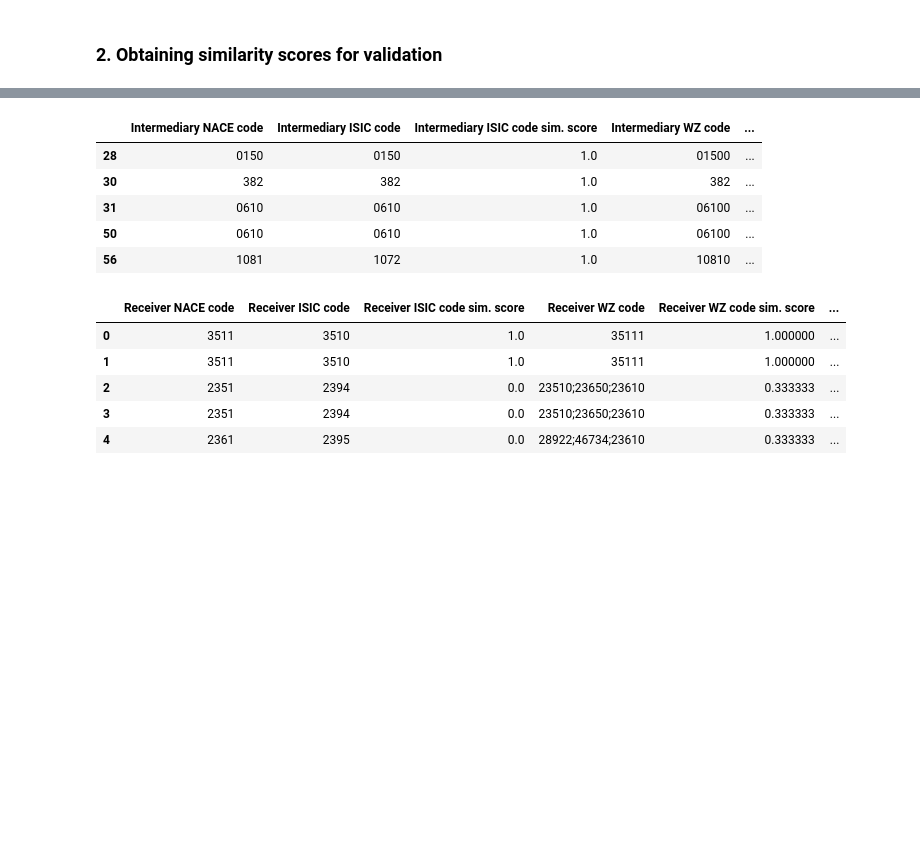
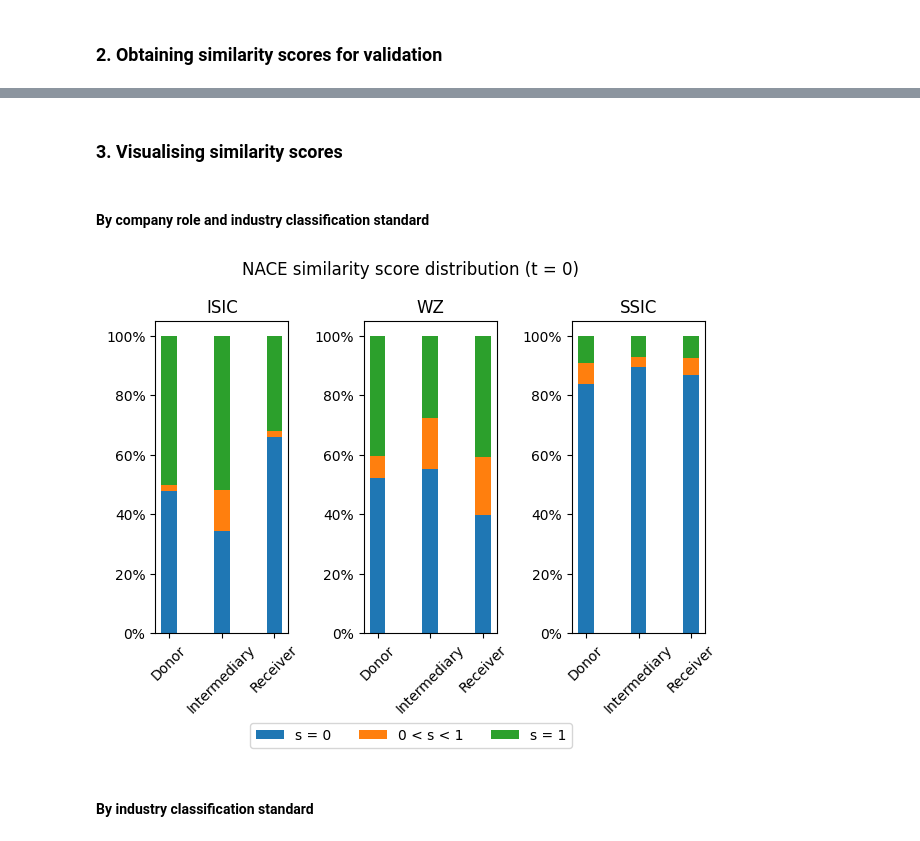
Before and after one commit to vegetablestabber/internship-one, a Jupyter notebook: validation.ipynb, the cells around one changed output, grey strips where cells are left out. Cells and saved outputs as stored; diff of their text form; code cells hidden in the pictures; blank space fills up the shorter version.

Commit message:
Added visualisations for accuracy

```diff
--- a/validation.ipynb
+++ b/validation.ipynb
@@ -190,21 +224,5 @@ test_dfs[0].head()
 | 2 | 2410 | 2410 | 1.0 | 24520 | 0.000000 | ... |
 | 3 | 2410 | 2410 | 1.0 | 24520 | 0.000000 | ... |
 | 4 | 2351 | 2394 | 0.0 | 23510;23650;23610 | 0.333333 | ... |
-# %%
-test_dfs[1].head()
-# %% [output]
-|  | Intermediary NACE code | Intermediary ISIC code | Intermediary ISIC code sim. score | Intermediary WZ code | ... |
-| 28 | 0150 | 0150 | 1.0 | 01500 | ... |
-| 30 | 382 | 382 | 1.0 | 382 | ... |
-| 31 | 0610 | 0610 | 1.0 | 06100 | ... |
-| 50 | 0610 | 0610 | 1.0 | 06100 | ... |
-| 56 | 1081 | 1072 | 1.0 | 10810 | ... |
-# %%
-test_dfs[2].head()
-# %% [output]
-|  | Receiver NACE code | Receiver ISIC code | Receiver ISIC code sim. score | Receiver WZ code | Receiver WZ code sim. score | ... |
-| 0 | 3511 | 3510 | 1.0 | 35111 | 1.000000 | ... |
-| 1 | 3511 | 3510 | 1.0 | 35111 | 1.000000 | ... |
-| 2 | 2351 | 2394 | 0.0 | 23510;23650;23610 | 0.333333 | ... |
-| 3 | 2351 | 2394 | 0.0 | 23510;23650;23610 | 0.333333 | ... |
-| 4 | 2361 | 2395 | 0.0 | 28922;46734;23610 | 0.333333 | ... |
+# %% [markdown]
+### 3. Visualising similarity scores
@@ -210,0 +249,2 @@ test_dfs[2].head()
+# %% [markdown]
+#### By company role and industry classification standard
@@ -210,0 +260,49 @@ test_dfs[2].head()
+# %%
+# Create a subplot based on a given ICS
+def score_subplot(std, ax, is_percent=True):
+    # Obtain the dictionary with the breakdown of values by similarity score
+    values_dict = scores_percents_by_role(std) if is_percent else scores_counts_by_role(std)
+
+    # Initial bar heights
+    bottom = np.zeros(len(values_dict))
+
+    # Looping through each category ('s = 0', '0 < s < 1', 's = 1')
+    for category, values in values_dict.items():
+        # Add bars for each category for all roles ('Donor', 'Intermediary', 'Receiver')
+        ax.bar(roles, values, bar_width, label=category, bottom=bottom)
+
+        # Increment the base bar heights
+        bottom += values
+
+    # Set the title of the subplot
+    ax.set_title(std)
+
+    # Rotate the x-ticks by 45 degrees
+    ax.tick_params(axis="x", labelrotation=45)
+
+    # If the type of plot is a percentage plot,
+    if is_percent:
+        # format the y-axis to be percentage values
+        ax.yaxis.set_major_formatter(mtick.PercentFormatter(xmax=1))
+# %%
+fig, axs = plt.subplots(ncols=len(non_nace_stds))
+
+# Add subplots for each standard
+for std, ax in zip(non_nace_stds, axs):
+    score_subplot(std, ax)
+
+# Add a legend to the figure
+handles, labels = plt.gca().get_legend_handles_labels()
+fig.legend(handles, labels, ncol=len(roles), loc="lower center", bbox_to_anchor=[0.5, -0.05])
+
+# Set the title of the figure
+fig.suptitle(f"NACE similarity score distribution (t = {DIFF_THRESHOLD})")
+
+# Add enough padding between subplots to prevent overlapping
+fig.tight_layout()
+
+plt.show()
+# %% [output]
+[figure, added]
+# %% [markdown]
+#### By industry classification standard
```
Also changed, not shown: parts of 18 cells of this notebook, 1 other file.
